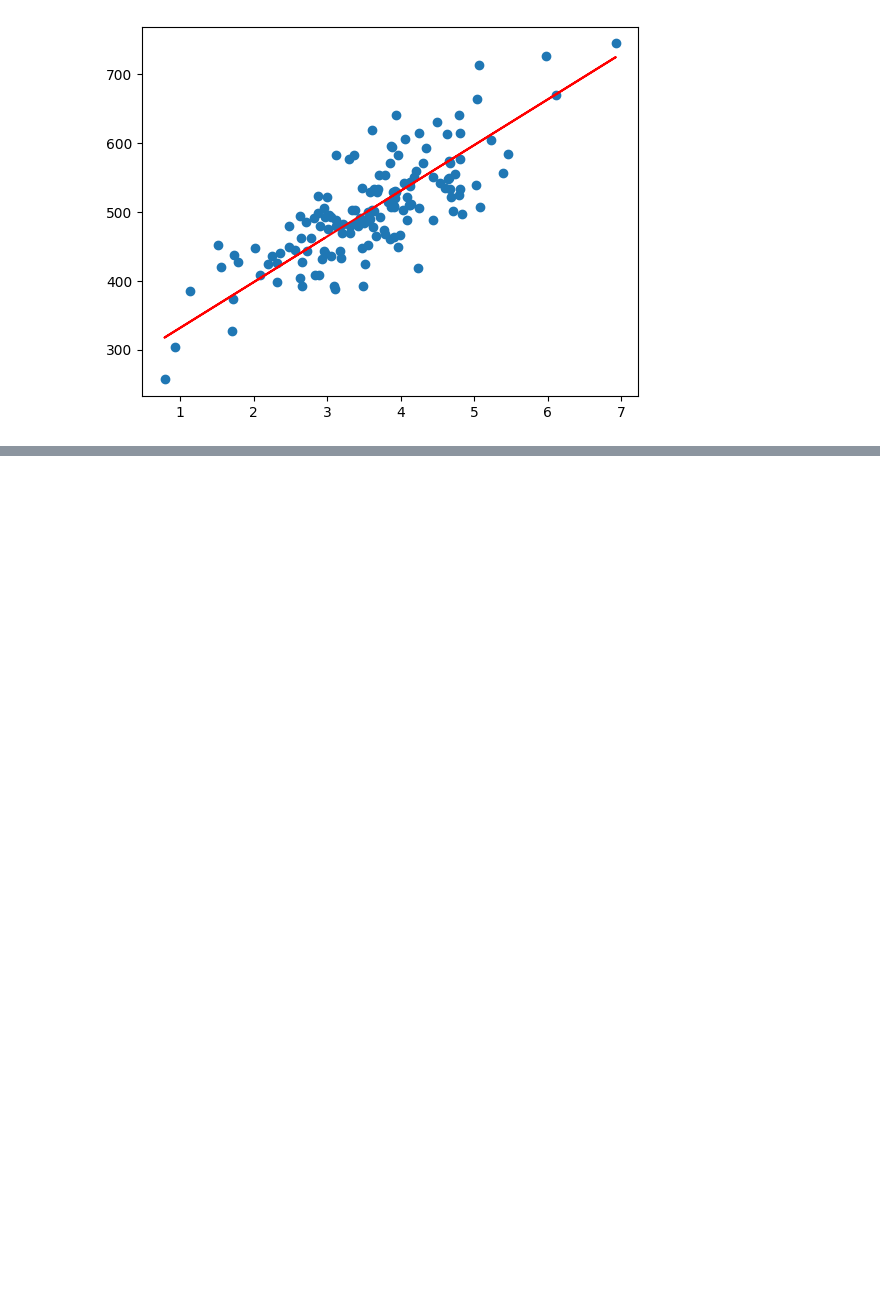
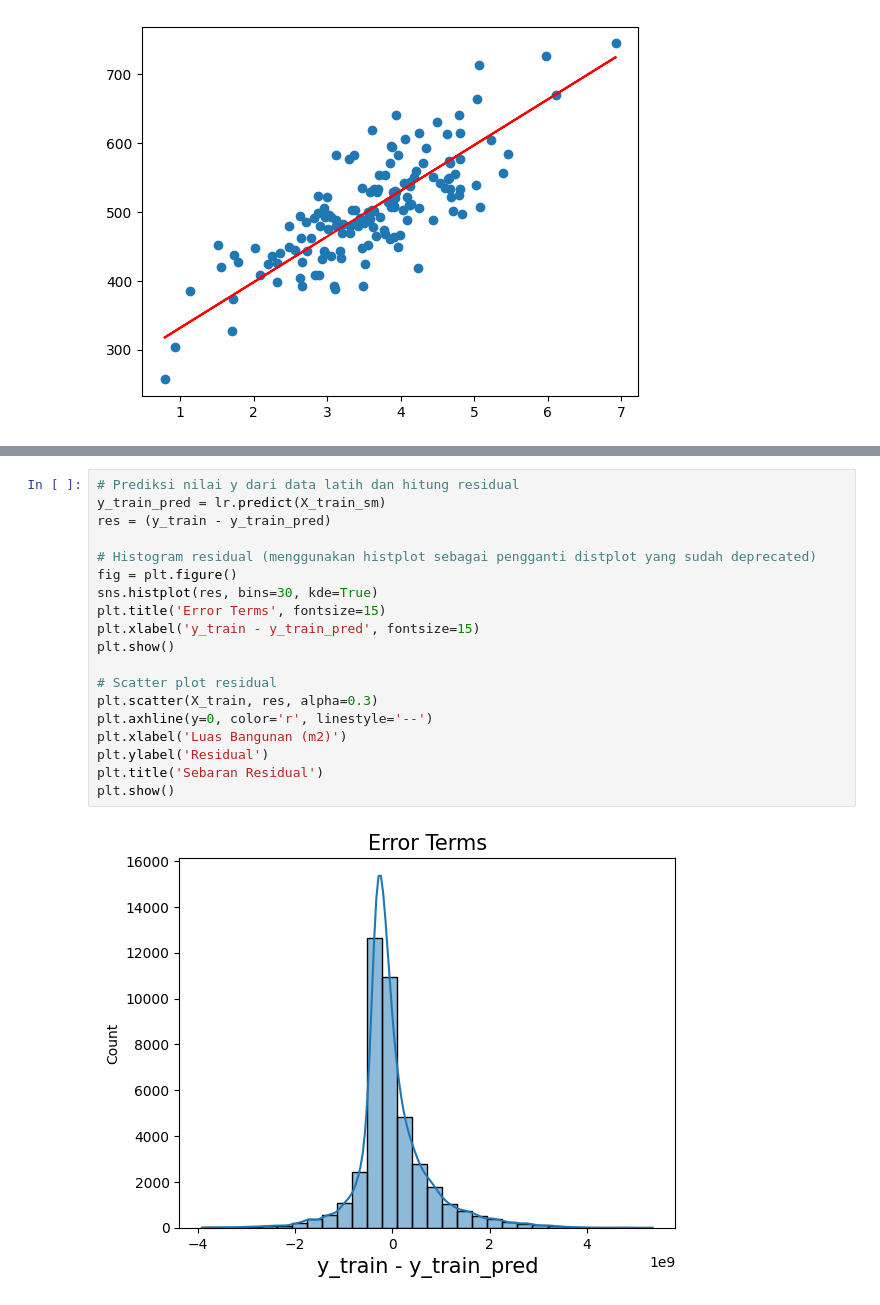
Before and after one commit to m1Febriansyah/244107020199-ML-12, a Jupyter notebook: JS07Praktikum1.ipynb, the cells around one changed output, grey strips where cells are left out. Cells and saved outputs as stored; diff of their text form; blank space fills up the shorter version.

```diff
--- a/JS07Praktikum1.ipynb
+++ b/JS07Praktikum1.ipynb
@@ -100,0 +214,21 @@ plt.show()
+# %%
+# Prediksi nilai y dari data latih dan hitung residual
+y_train_pred = lr.predict(X_train_sm)
+res = (y_train - y_train_pred)
+
+# Histogram residual (menggunakan histplot sebagai pengganti distplot yang sudah deprecated)
+fig = plt.figure()
+sns.histplot(res, bins=30, kde=True)
+plt.title('Error Terms', fontsize=15)
+plt.xlabel('y_train - y_train_pred', fontsize=15)
+plt.show()
+
+# Scatter plot residual
+plt.scatter(X_train, res, alpha=0.3)
+plt.axhline(y=0, color='r', linestyle='--')
+plt.xlabel('Luas Bangunan (m2)')
+plt.ylabel('Residual')
+plt.title('Sebaran Residual')
+plt.show()
+# %% [output]
+[figure, added]
```
Also changed, not shown: parts of 6 cells of this notebook.
